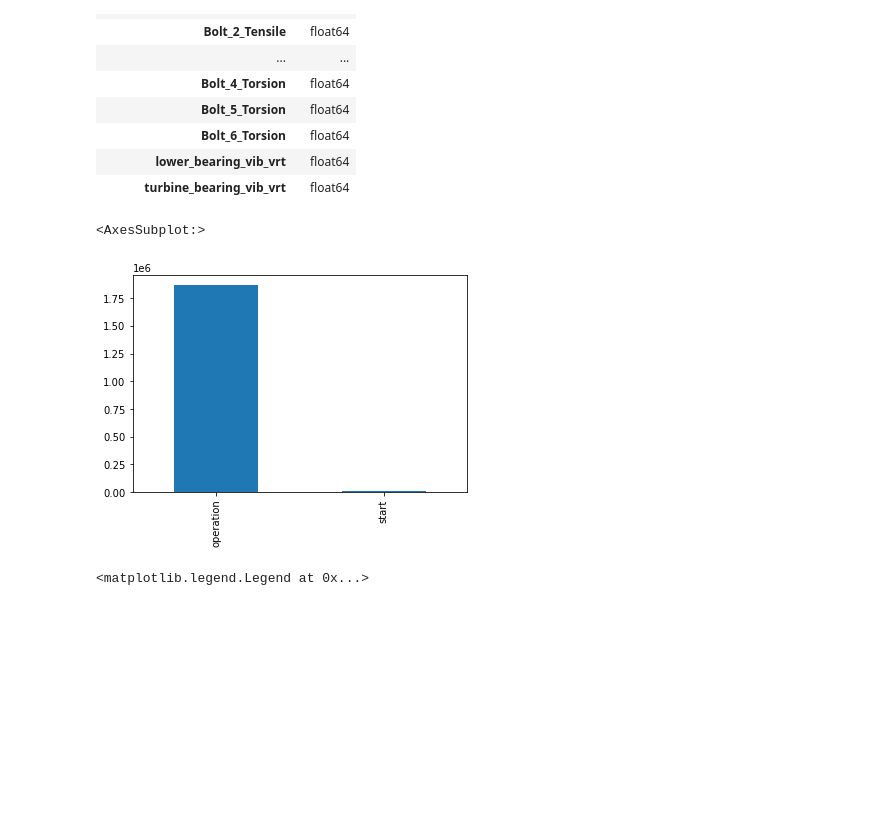
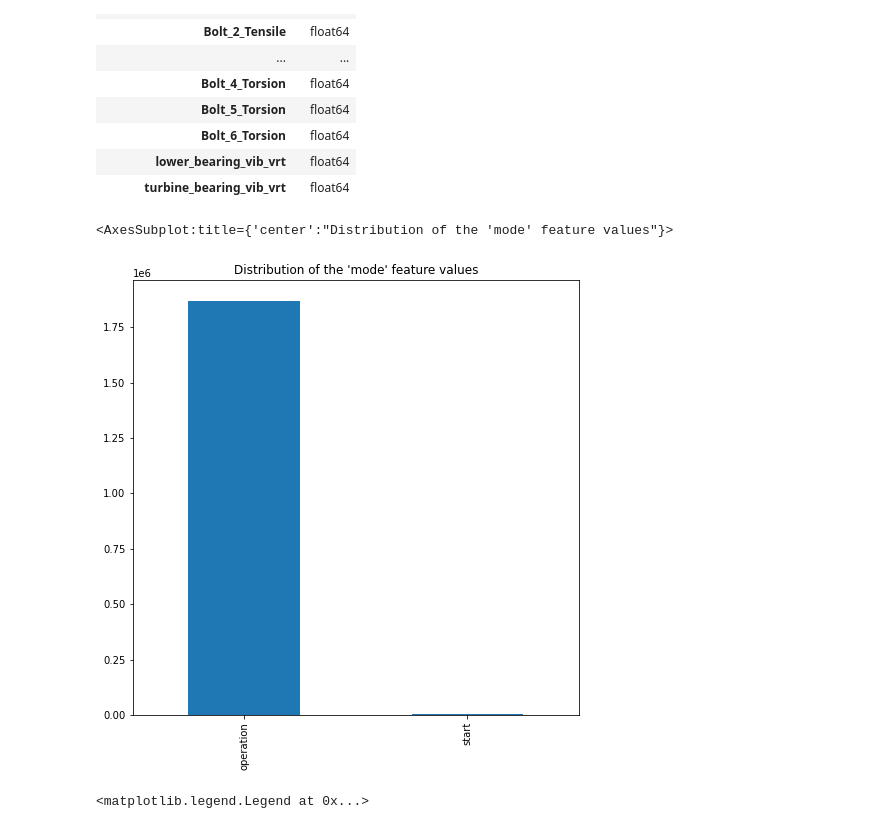
Before and after one commit to viggotw/Krafthack_SopraSteria_Team3, a Jupyter notebook: notebooks/vtw_eda.ipynb, the cells around one changed output. Saved outputs shown, nothing was run; the diff lists cells and outputs as text; code cells hidden in the pictures; blank space fills up the shorter version.

```diff
--- a/notebooks/vtw_eda.ipynb
+++ b/notebooks/vtw_eda.ipynb
@@ -56,10 +56,10 @@ pd.DataFrame(df_train.dtypes)
 | lower_bearing_vib_vrt | float64 |
 | turbine_bearing_vib_vrt | float64 |
 # %%
-df_train['mode'].value_counts().plot(kind='bar')
+df_train['mode'].value_counts().plot(kind='bar', title="Distribution of the 'mode' feature values", figsize=(8,8))
 # %% [output]
-<AxesSubplot:>
+<AxesSubplot:title={'center':"Distribution of the 'mode' feature values"}>
-[figure, old version]
+[figure, new version]
 # %%
 plt.figure(figsize=(25,15))
 plt.plot(df_train.index, df_train.drop(columns='mode'))
```
Also changed, not shown: 2 other files.
